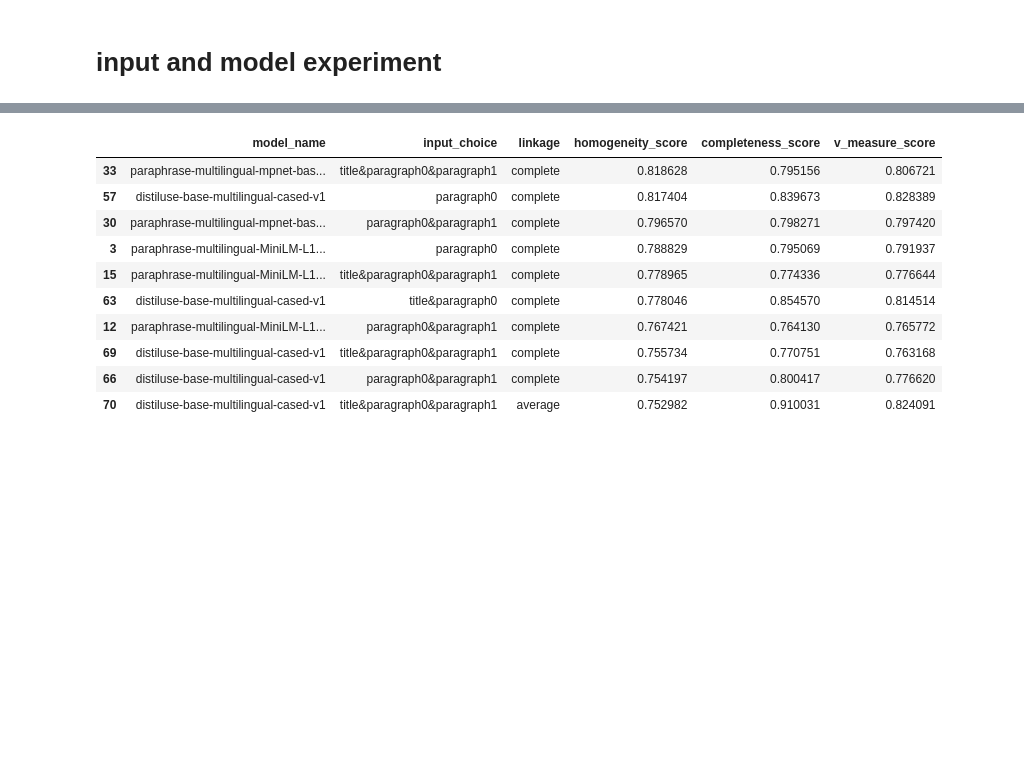
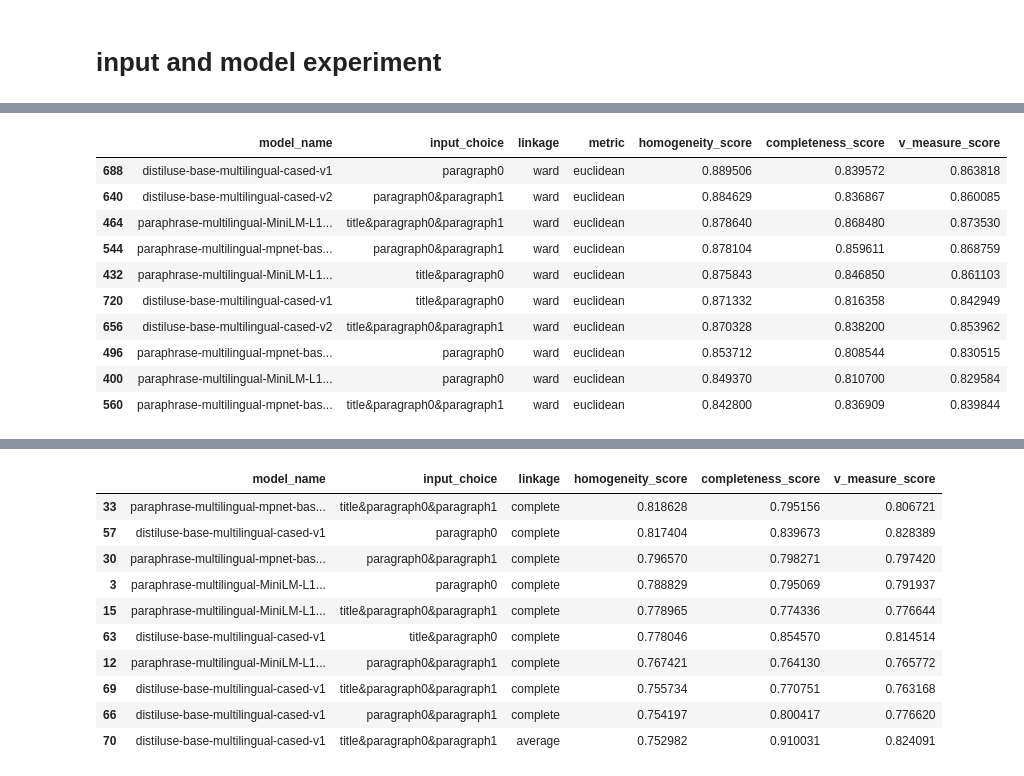
Before and after one commit to tc-huang/final-system, a Jupyter notebook: src/ experiments/clustering/choose_model_and_input/choose_model_and_input.ipynb, the cells around one changed output, grey strips where cells are left out. Cells and saved outputs as stored; diff of their text form; code cells hidden in the pictures; blank space fills up the shorter version.

```diff
--- a/src/ experiments/clustering/choose_model_and_input/choose_model_and_input.ipynb
+++ b/src/ experiments/clustering/choose_model_and_input/choose_model_and_input.ipynb
@@ -225 +248,15 @@ model: distiluse-base-multilingual-cased-v1, input: title&paragraph0&paragraph1,
+# %%
+df_model_input[df_model_input['norm_or_not'] == 'not_norm'].sort_values(by=['homogeneity_score', 'homogeneity_score', 'v_measure_score'], ascending=False)[:10].drop(columns=['norm_or_not'])
+# %% [output]
+|  | model_name | input_choice | linkage | metric | homogeneity_score | completeness_score | v_measure_score |
+| 688 | distiluse-base-multilingual-cased-v1 | paragraph0 | ward | euclidean | 0.889506 | 0.839572 | 0.863818 |
+| 640 | distiluse-base-multilingual-cased-v2 | paragraph0&paragraph1 | ward | euclidean | 0.884629 | 0.836867 | 0.860085 |
+| 464 | paraphrase-multilingual-MiniLM-L1... | title&paragraph0&paragraph1 | ward | euclidean | 0.878640 | 0.868480 | 0.873530 |
+| 544 | paraphrase-multilingual-mpnet-bas... | paragraph0&paragraph1 | ward | euclidean | 0.878104 | 0.859611 | 0.868759 |
+| 432 | paraphrase-multilingual-MiniLM-L1... | title&paragraph0 | ward | euclidean | 0.875843 | 0.846850 | 0.861103 |
+| 720 | distiluse-base-multilingual-cased-v1 | title&paragraph0 | ward | euclidean | 0.871332 | 0.816358 | 0.842949 |
+| 656 | distiluse-base-multilingual-cased-v2 | title&paragraph0&paragraph1 | ward | euclidean | 0.870328 | 0.838200 | 0.853962 |
+| 496 | paraphrase-multilingual-mpnet-bas... | paragraph0 | ward | euclidean | 0.853712 | 0.808544 | 0.830515 |
+| 400 | paraphrase-multilingual-MiniLM-L1... | paragraph0 | ward | euclidean | 0.849370 | 0.810700 | 0.829584 |
+| 560 | paraphrase-multilingual-mpnet-bas... | title&paragraph0&paragraph1 | ward | euclidean | 0.842800 | 0.836909 | 0.839844 |
 # %%
```
Also changed, not shown: parts of 13 cells of this notebook, 9 other files.
